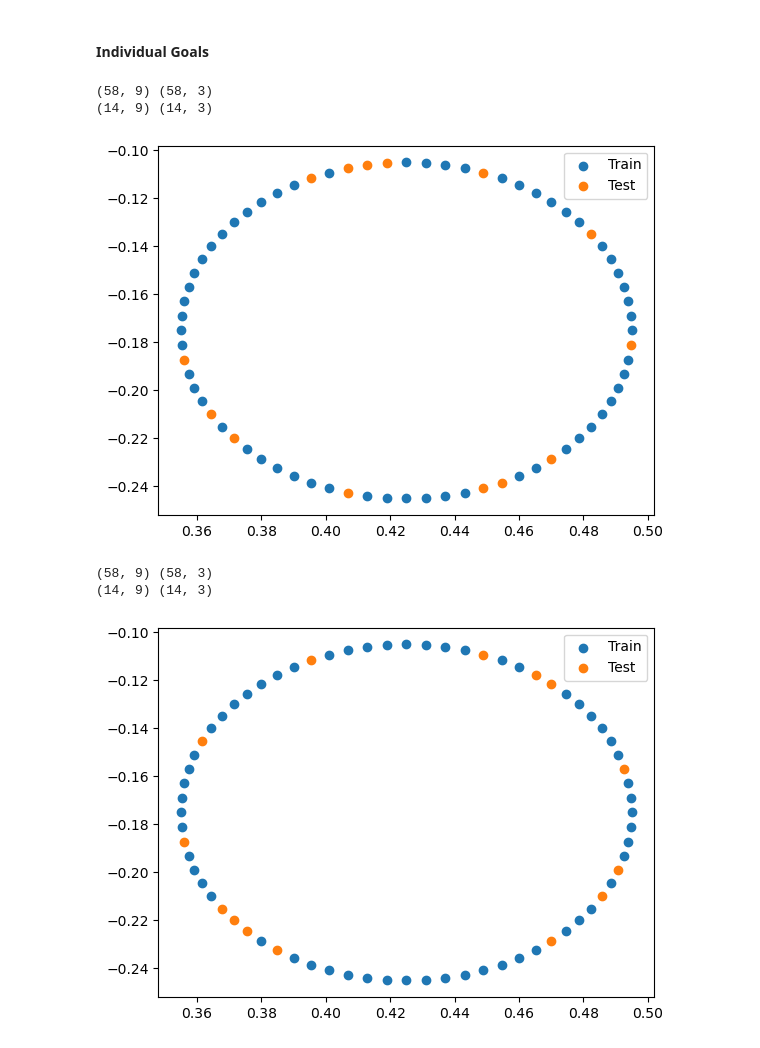
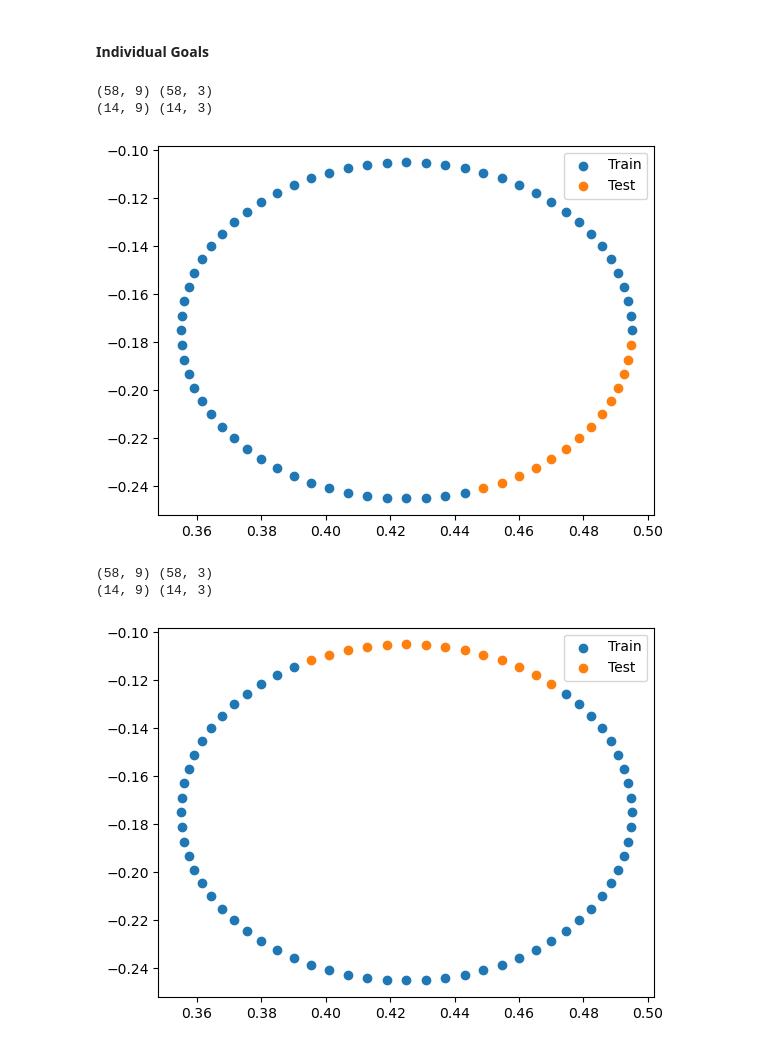
Before and after one commit to arash-mehrabi-z/dnfc-torobo, a Jupyter notebook: feedback_controller/fbc/neural_network/data.ipynb, the cells around one changed output. Cells and saved outputs as stored; diff of their text form; code cells hidden in the pictures.

Commit message:
Add extrapolation dataset

```diff
--- a/feedback_controller/fbc/neural_network/data.ipynb
+++ b/feedback_controller/fbc/neural_network/data.ipynb
@@ -122,7 +122,7 @@ def split_data_interp(data, split_ratio):
 # %%
 def split_data_extrap(data, split_ratio):
     n_total = data.shape[0]
-    n_train = int(n_total * split_ratio) #+ 1 # Number of samples in the first split
+    n_train = int(n_total * split_ratio) + 1 # Number of samples in the first split
 
     # Create the splits
     train_data = data[:n_train]
@@ -142,8 +142,8 @@ def save_file(array, path):
         np.save(f, array)
 # %%
 ratio = 0.8
-train_data, test_data = split_data_interp(trajectories, ratio)
-# train_data, test_data = split_data_portion(trajectories, ratio)
+# train_data, test_data = split_data_interp(trajectories, ratio)
+train_data, test_data = split_data_extrap(trajectories, ratio)
 # train_data, test_data = split_data_even(trajectories)
 
 # Check the shapes
@@ -323,17 +327,17 @@ def visualize_test_train(goal_train, goal_test, file_path):
 # %%
 goal_1_train = coords_train[:, :3]
 goal_1_test = coords_test[:, :3]
 print(coords_train.shape, goal_1_train.shape)
 print(coords_test.shape, goal_1_test.shape)
 
-dir_path = os.path.join(ds_root_dir, "analysis_interp")
+dir_path = os.path.join(ds_root_dir, "analysis_extrap")
 file_path = os.path.join(dir_path, "goal_1.png")
 
 visualize_test_train(goal_1_train, goal_1_test, file_path)
 # %% [output]
 (58, 9) (58, 3)
 (14, 9) (14, 3)
-[figure, old version]
+[figure, new version]
 # %%
 goal_1_train = coords_train[:, 3:6]
 goal_1_test = coords_test[:, 3:6]
@@ -346,7 +350,7 @@ visualize_test_train(goal_1_train, goal_1_test, file_path)
 # %% [output]
 (58, 9) (58, 3)
 (14, 9) (14, 3)
-[figure, old version]
+[figure, new version]
 # %%
 goal_1_train = coords_train[:, 6:9]
 goal_1_test = coords_test[:, 6:9]
```
Also changed, not shown: parts of 9 cells of this notebook.
